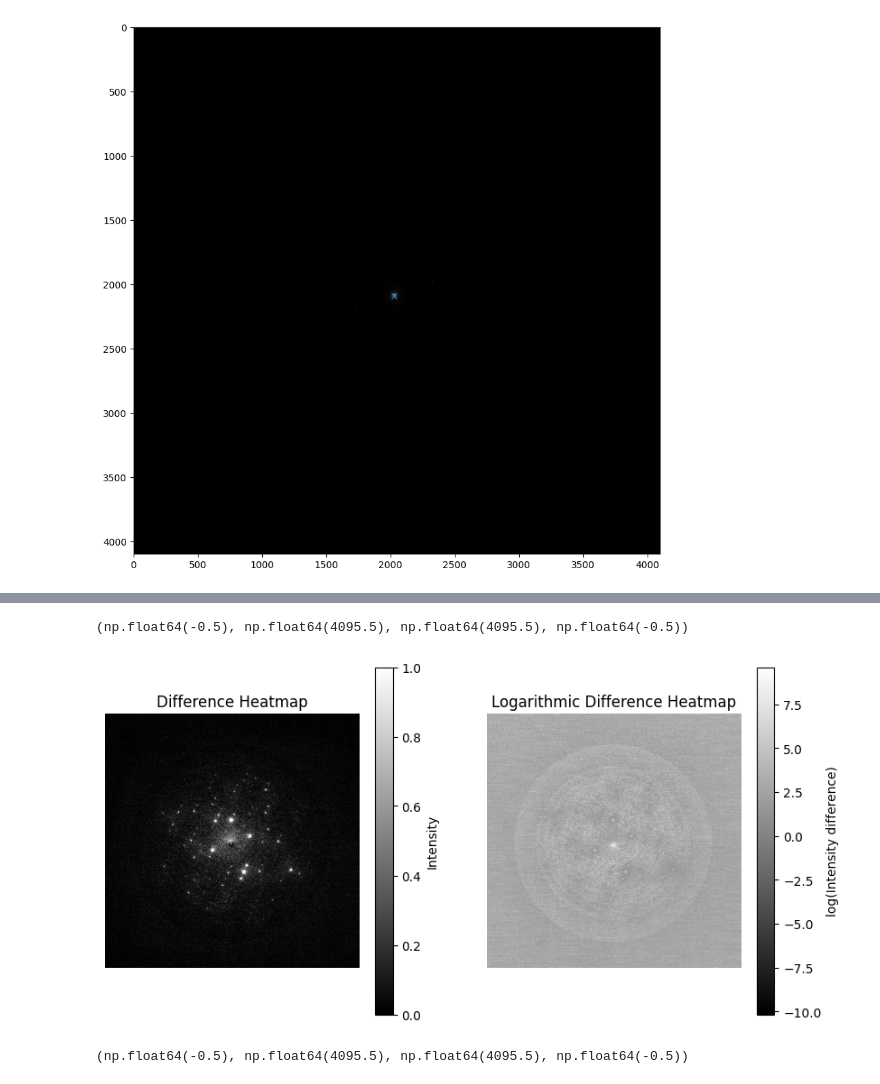
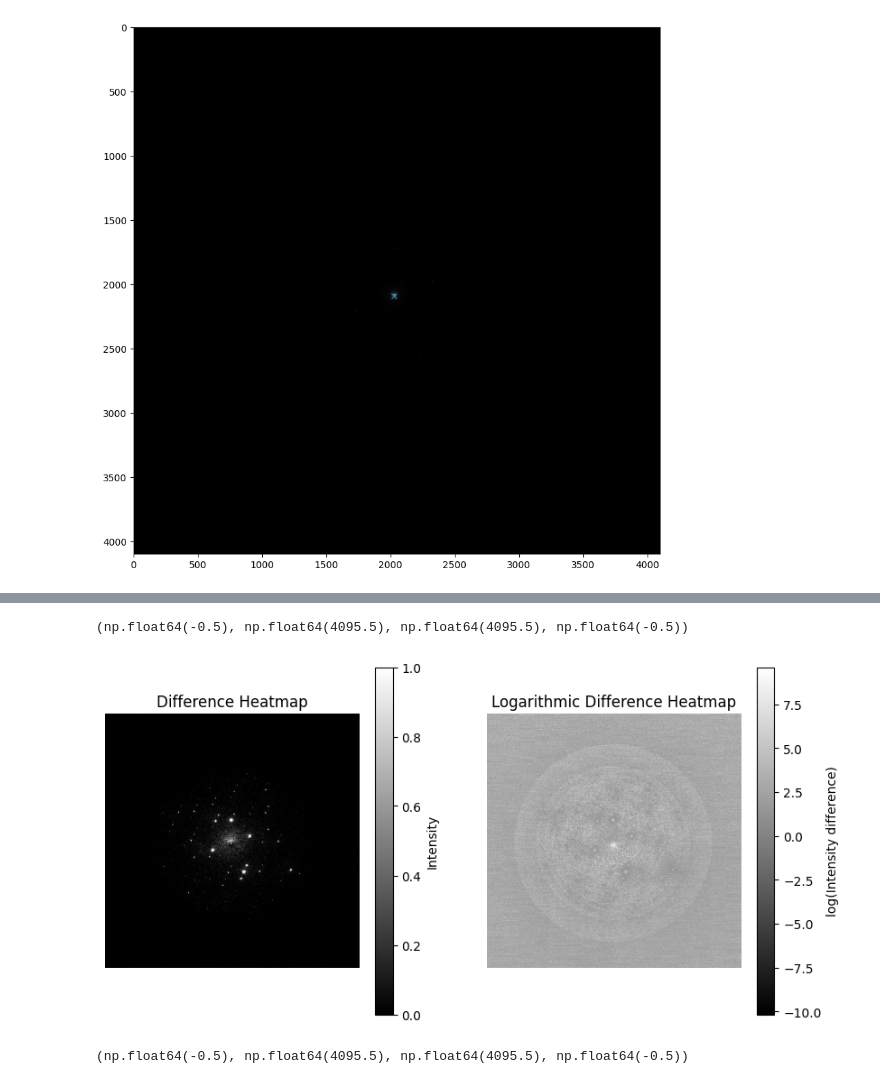
Before and after one commit to EvgenyGorelik/geometric-diffraction-analysis, a Jupyter notebook: notebooks/background_noise_reduction.ipynb, the cells around one changed output, grey strips where cells are left out. Cells and saved outputs as stored; diff of their text form; code cells hidden in the pictures.

```diff
--- a/notebooks/background_noise_reduction.ipynb
+++ b/notebooks/background_noise_reduction.ipynb
@@ -154,23 +166,23 @@ def create_rotational_image_from_profile(r, profile, shape, center):
 # %%
 radial_bins, radial_profile_values = radial_profile(img, center=closest_max_pos, bins=200, reduce=np.median)
 rotational_img = create_rotational_image_from_profile(radial_bins, radial_profile_values, img.shape, closest_max_pos)
 
-thrshold = 10
+threshold = 20
 
 plt.figure(figsize=(10, 5))
 plt.subplot(1, 2, 1)
 plt.imshow((img - rotational_img) > threshold, cmap='gray')
 plt.colorbar(label='Intensity')
 plt.title('Difference Heatmap')
 plt.axis('off')
 plt.subplot(1, 2, 2)
 plt.imshow(np.log(img - rotational_img), cmap='gray')
 plt.colorbar(label='log(Intensity difference)')
 plt.title('Logarithmic Difference Heatmap')
 plt.axis('off')
 # %% [output]
 (np.float64(-0.5), np.float64(4095.5), np.float64(4095.5), np.float64(-0.5))
-[figure, old version]
+[figure, new version]
 # %%
 radial_bins, radial_profile_values = radial_profile(img, center=closest_max_pos, bins=200, reduce=np.mean)
 rotational_img = create_rotational_image_from_profile(radial_bins, radial_profile_values, img.shape, closest_max_pos)
```
Also changed, not shown: parts of 4 cells of this notebook.
